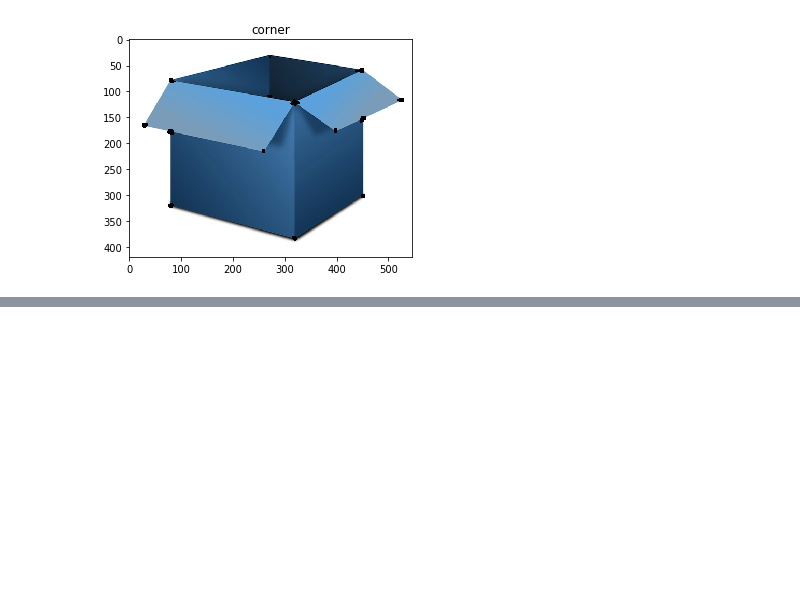
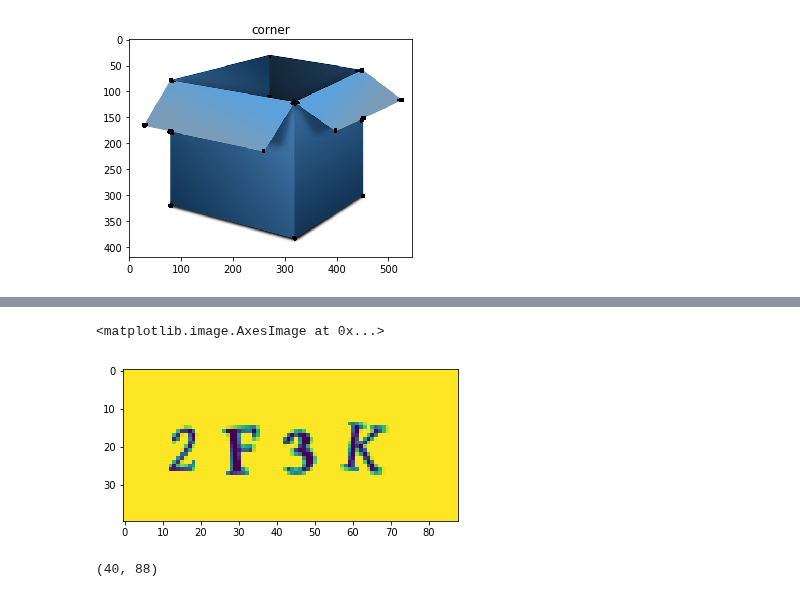
Before and after one commit to barneyElDinosaurio/base_function, a Jupyter notebook: image_detect/opencv_demo.ipynb, the cells around one changed output, grey strips where cells are left out. Cells and saved outputs as stored; diff of their text form; code cells hidden in the pictures; blank space fills up the shorter version.

```diff
--- a/image_detect/opencv_demo.ipynb
+++ b/image_detect/opencv_demo.ipynb
@@ -265,0 +290,10 @@ Text(0.5, 1.0, 'corner')
+# %%
+gray1=cv2.copyMakeBorder(gray,8,8,8,8,cv2.BORDER_REPLICATE)
+plt.imshow(gray1)
+# %% [output]
+<matplotlib.image.AxesImage at 0x...>
+[figure, added]
+# %%
+gray1.shape
+# %% [output]
+(40, 88)
```
Also changed, not shown: parts of 28 cells of this notebook, 14 other files.
